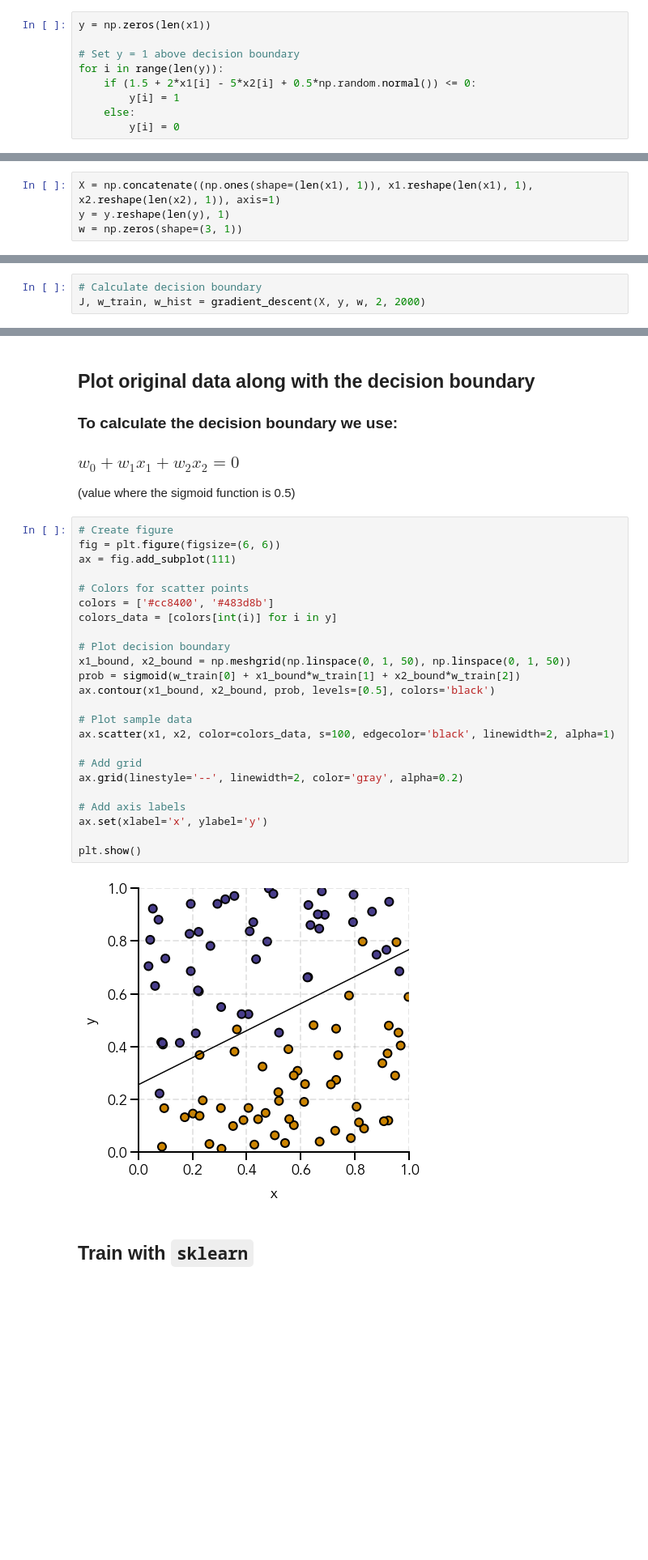
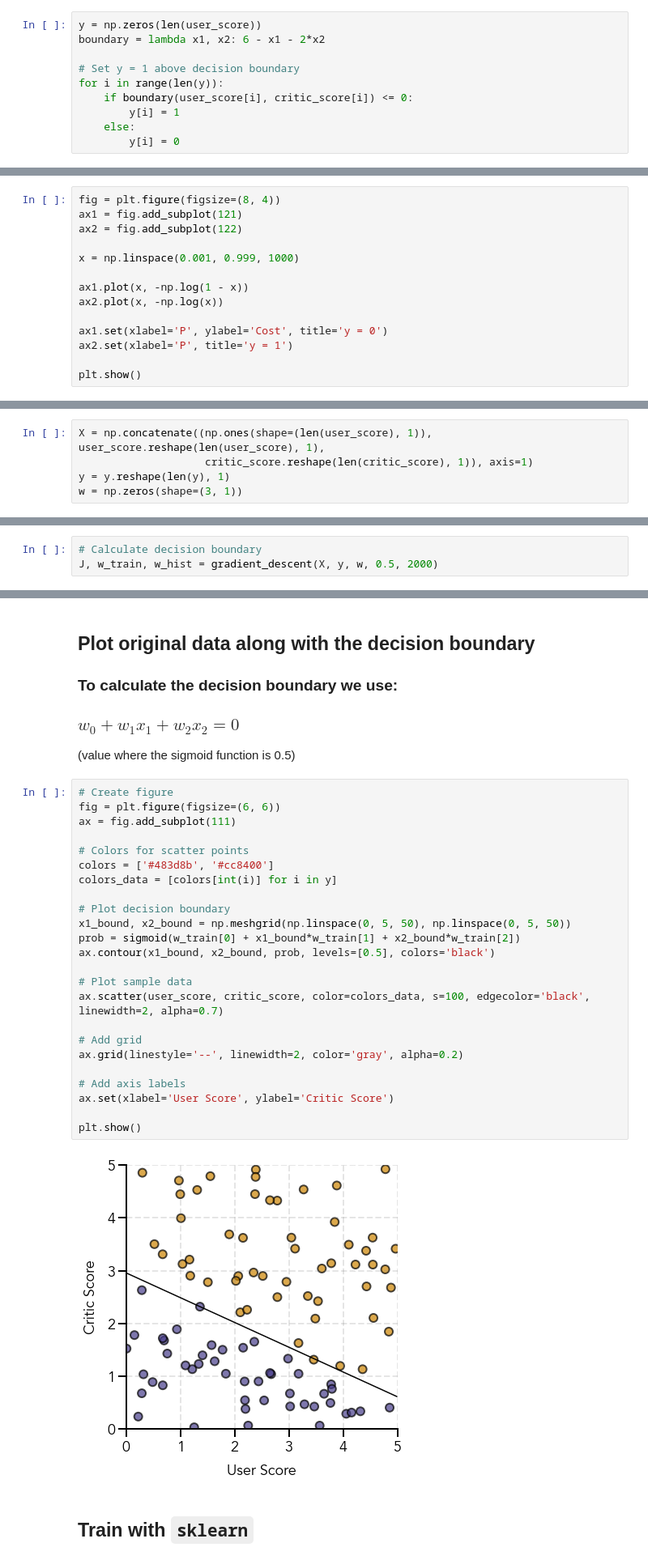
Before and after one commit to naveenv92/machine-learning-basics, a Jupyter notebook: notebooks/02-logistic-regression.ipynb, the cells around one changed output, grey strips where cells are left out. Shown at 81% size. Cells and saved outputs as stored; diff of their text form; blank space fills up the shorter version.

```diff
--- a/notebooks/02-logistic-regression.ipynb
+++ b/notebooks/02-logistic-regression.ipynb
@@ -89,10 +98,11 @@ plt.show()
 We will set $y = 1$ above this boundary and $y = 0$ below (we will add some noise when labelling our data)
 # %%
-y = np.zeros(len(x1))
+y = np.zeros(len(user_score))
+boundary = lambda x1, x2: 6 - x1 - 2*x2
 
 # Set y = 1 above decision boundary
 for i in range(len(y)):
-    if (1.5 + 2*x1[i] - 5*x2[i] + 0.5*np.random.normal()) <= 0:
+    if boundary(user_score[i], critic_score[i]) <= 0:
         y[i] = 1
     else:
         y[i] = 0
@@ -121,0 +151,14 @@ plt.show()
+# %%
+fig = plt.figure(figsize=(8, 4))
+ax1 = fig.add_subplot(121)
+ax2 = fig.add_subplot(122)
+
+x = np.linspace(0.001, 0.999, 1000)
+
+ax1.plot(x, -np.log(1 - x))
+ax2.plot(x, -np.log(x))
+
+ax1.set(xlabel='P', ylabel='Cost', title='y = 0')
+ax2.set(xlabel='P', title='y = 1')
+
+plt.show()
@@ -214,7 +265,8 @@ def gradient_descent(X, y, w, alpha, num_iters):
 # %% [markdown]
 ## Initialize variables
 # %%
-X = np.concatenate((np.ones(shape=(len(x1), 1)), x1.reshape(len(x1), 1), x2.reshape(len(x2), 1)), axis=1)
+X = np.concatenate((np.ones(shape=(len(user_score), 1)), user_score.reshape(len(user_score), 1),
+                    critic_score.reshape(len(critic_score), 1)), axis=1)
 y = y.reshape(len(y), 1)
 w = np.zeros(shape=(3, 1))
 # %% [markdown]
@@ -227,7 +279,7 @@ Initial cost: 0.69
 ## Train the model with gradient descent
 # %%
 # Calculate decision boundary
-J, w_train, w_hist = gradient_descent(X, y, w, 2, 2000)
+J, w_train, w_hist = gradient_descent(X, y, w, 0.5, 2000)
 # %% [markdown]
 ## Values of $w_0, w_1, w_2$ after training
 # %%
@@ -260,29 +312,29 @@ plt.show()
 # %%
 # Create figure
 fig = plt.figure(figsize=(6, 6))
 ax = fig.add_subplot(111)
 
 # Colors for scatter points
-colors = ['#cc8400', '#483d8b']
+colors = ['#483d8b', '#cc8400']
 colors_data = [colors[int(i)] for i in y]
 
 # Plot decision boundary
-x1_bound, x2_bound = np.meshgrid(np.linspace(0, 1, 50), np.linspace(0, 1, 50))
+x1_bound, x2_bound = np.meshgrid(np.linspace(0, 5, 50), np.linspace(0, 5, 50))
 prob = sigmoid(w_train[0] + x1_bound*w_train[1] + x2_bound*w_train[2])
 ax.contour(x1_bound, x2_bound, prob, levels=[0.5], colors='black')
 
 # Plot sample data
-ax.scatter(x1, x2, color=colors_data, s=100, edgecolor='black', linewidth=2, alpha=1)
+ax.scatter(user_score, critic_score, color=colors_data, s=100, edgecolor='black', linewidth=2, alpha=0.7)
 
 # Add grid
 ax.grid(linestyle='--', linewidth=2, color='gray', alpha=0.2)
 
 # Add axis labels
-ax.set(xlabel='x', ylabel='y')
+ax.set(xlabel='User Score', ylabel='Critic Score')
 
 plt.show()
 # %% [output]
-[figure, old version]
+[figure, new version]
 # %% [markdown]
 ## Train with `sklearn`
 # %%
```
Also changed, not shown: parts of 26 cells of this notebook.
